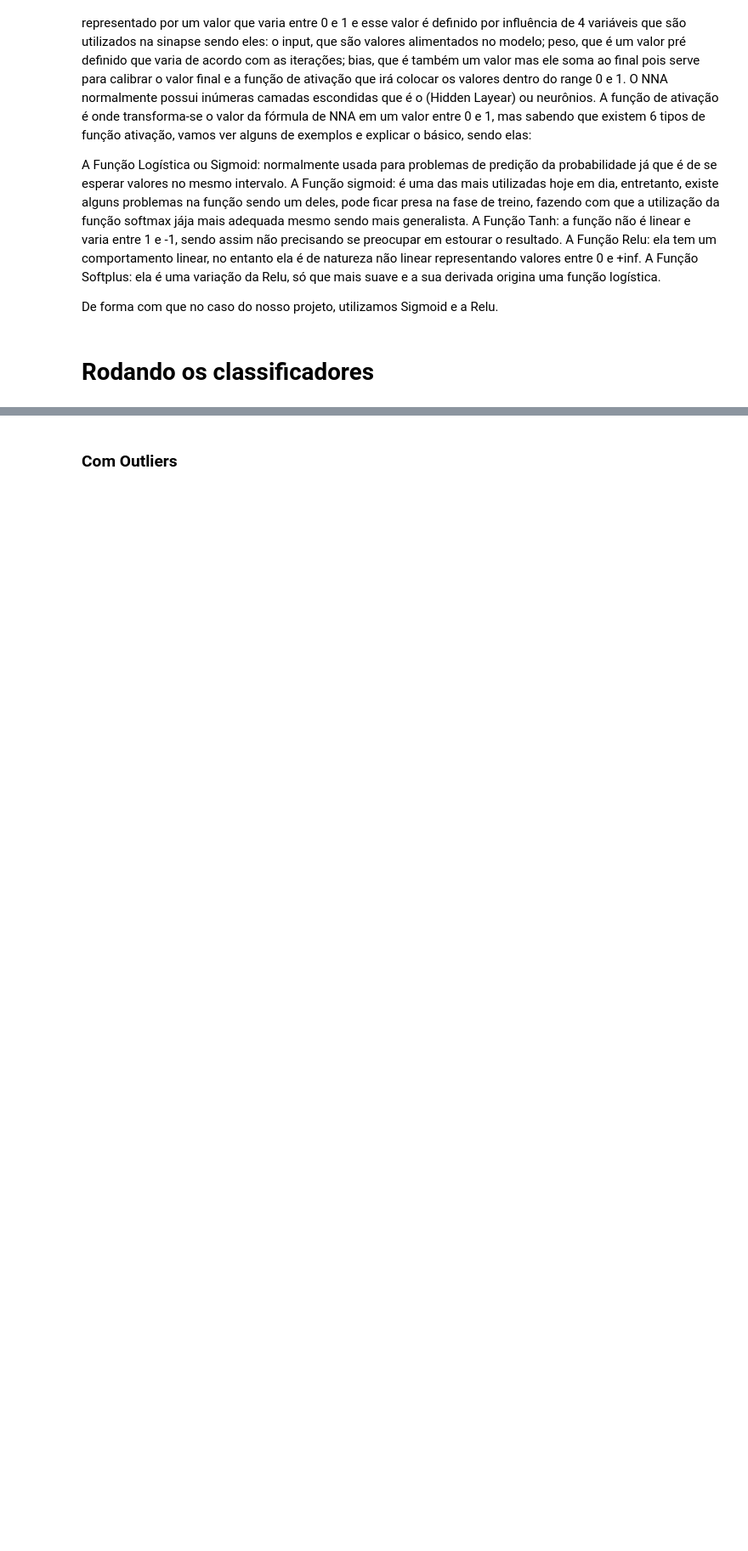
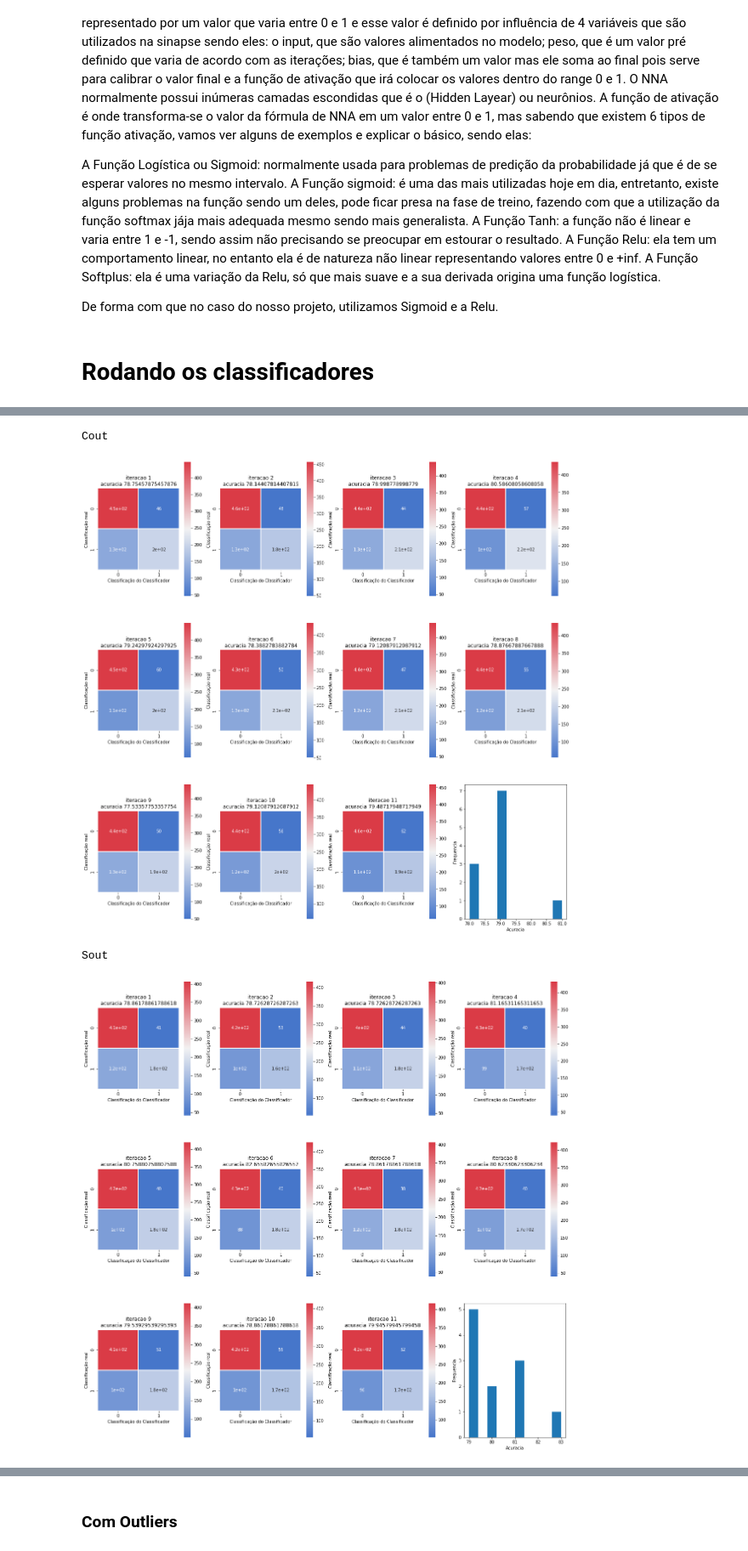
Before and after one commit to RafaelNiccheri/P2_Cdados_2021-2, a Jupyter notebook: Teste.ipynb, the cells around one changed output, grey strips where cells are left out. Shown at 85% size. Drawn from its saved outputs; the diff is of its cells as text; code cells hidden in the pictures; blank space fills up the shorter version.

```diff
--- a/Teste.ipynb
+++ b/Teste.ipynb
@@ -565,0 +482,9 @@ Sout
+# %%
+J = metricas(lista_tts, lista_RF)
+display(J)
+display(J.describe())
+# %% [output]
+Cout
+[figure, added]
+Sout
+[figure, added]
```
Also changed, not shown: parts of 36 cells of this notebook.
